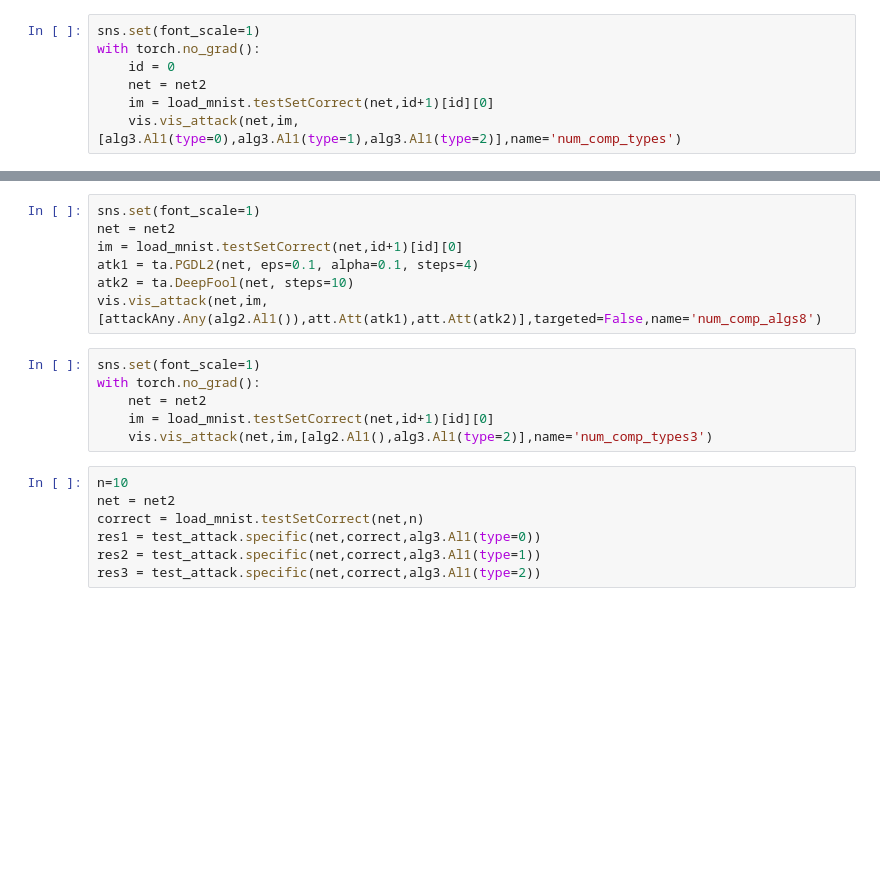
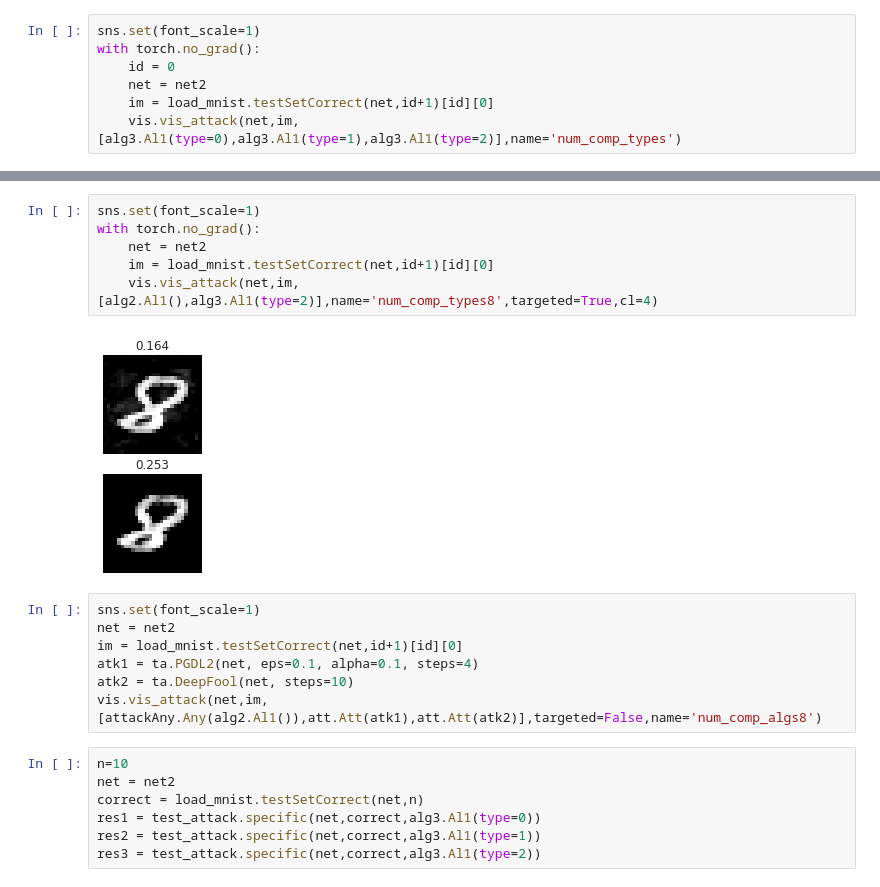
Before and after one commit to LucasBeerens/adversarial-ink-componentwise-attacks, a Jupyter notebook: notebooks/2-basic-experiments.ipynb, the cells around one changed output, grey strips where cells are left out. Cells and saved outputs as stored; diff of their text form; blank space fills up the shorter version.

```diff
--- a/notebooks/2-basic-experiments.ipynb
+++ b/notebooks/2-basic-experiments.ipynb
@@ -106,3 +165,11 @@ load_mnist.testSetCorrect(net,id+1)[id][1]
+# %%
+sns.set(font_scale=1)
+with torch.no_grad():
+    net = net2
+    im = load_mnist.testSetCorrect(net,id+1)[id][0]
+    vis.vis_attack(net,im,[alg2.Al1(),alg3.Al1(type=2)],name='num_comp_types8',targeted=True,cl=4)
+# %% [output]
+[figure, added]
 # %%
 sns.set(font_scale=1)
 net = net2
@@ -110,12 +177,6 @@ im = load_mnist.testSetCorrect(net,id+1)[id][0]
 atk1 = ta.PGDL2(net, eps=0.1, alpha=0.1, steps=4)
 atk2 = ta.DeepFool(net, steps=10)
 vis.vis_attack(net,im,[attackAny.Any(alg2.Al1()),att.Att(atk1),att.Att(atk2)],targeted=False,name='num_comp_algs8')
-# %%
-sns.set(font_scale=1)
-with torch.no_grad():
-    net = net2
-    im = load_mnist.testSetCorrect(net,id+1)[id][0]
-    vis.vis_attack(net,im,[alg2.Al1(),alg3.Al1(type=2)],name='num_comp_types3')
 # %%
 n=10
 net = net2
```
Also changed, not shown: parts of 10 cells of this notebook, 11 other files.
